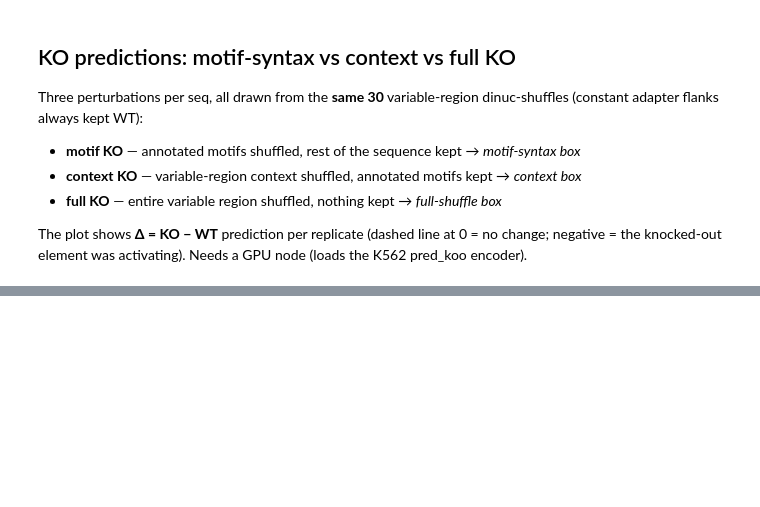
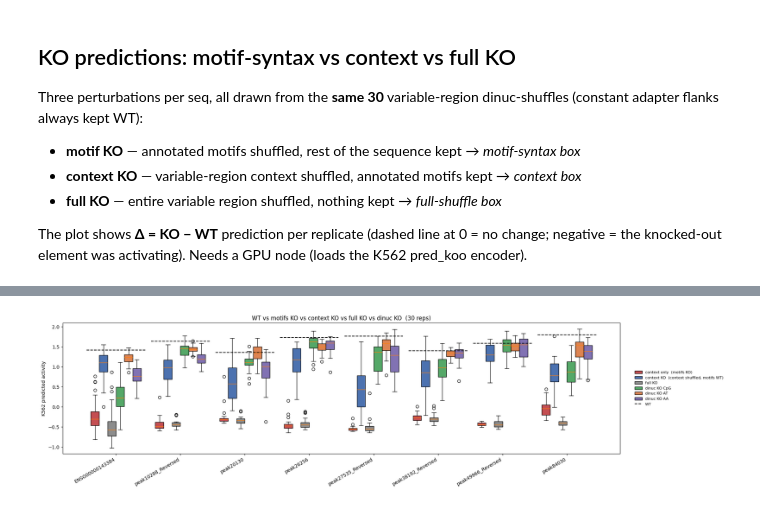
Before and after one commit to pabmantilla/SEAM_validate, a Jupyter notebook: context_feat/context_KO_rescue/show_foregrounds.ipynb, the cells around one changed output, grey strips where cells are left out. Cells and saved outputs as stored; diff of their text form; code cells hidden in the pictures; blank space fills up the shorter version.

Commit message:
target dincu KO neg result

```diff
--- a/context_feat/context_KO_rescue/show_foregrounds.ipynb
+++ b/context_feat/context_KO_rescue/show_foregrounds.ipynb
@@ -346,0 +363,84 @@ fig.subplots_adjust(right=0.68)
+# %%
+# WT vs context-only (motifs KO) vs context KO vs full KO vs dinuc KO — predicted K562 activity.
+# dinuc KO = fully intact WT with the target dinucs shifted off their WT positions:
+#   motifs kept WT, mono-nuc content exact (pure base swaps), no target dinuc left at
+#   its WT context position. N_REP reps per seq (one per rng draw).
+def _motif_mask(motifs):
+    m = np.zeros(200, bool)
+    for _, r in motifs.iterrows():
+        m[r.start:r.end] = True
+    return m
+
+def dinuc_ko_seq(vseq, dinucs, mmask, rng):
+    s = list(vseq.upper())
+    ctx = np.array([i for i in range(200) if not mmask[i]])
+    def ctx_target(k):                       # target dinuc fully inside context, start k
+        return (0 <= k < 199 and not mmask[k] and not mmask[k + 1]
+                and (s[k] + s[k + 1]) in dinucs)
+    def makes_target(k):
+        return ctx_target(k - 1) or ctx_target(k)
+    for _ in range(4000):
+        bad = [k for k in range(199) if ctx_target(k)]
+        if not bad:
+            break
+        i = bad[0]; moved = False
+        for p in (i + 1, i):                 # relocate either base of the dinuc
+            for j in rng.permutation(ctx):
+                j = int(j)
+                if j in (i, i + 1):
+                    continue
+                s[p], s[j] = s[j], s[p]
+                if not (makes_target(p) or makes_target(j)):
+                    moved = True; break
+                s[p], s[j] = s[j], s[p]       # revert: swap re-formed a target dinuc
+            if moved:
+                break
+        if not moved:
+            break
+    return ''.join(s)
+
+# predict the dinuc KO (wt_pred / motifko_pred / ctxko_pred / fullko_pred already computed above)
+dinucko_pred = {c: {} for c in CATS}
+rng = np.random.default_rng(0)
+for peak in ko_peaks:
+    wt, vseq, motifs, ADAPTER, _ = _load(peak)
+    mmask = _motif_mask(motifs)
+    for c, dinucs in CATS.items():
+        x = wt.unsqueeze(0).repeat(N_REP, 1, 1).clone()
+        for rep in range(N_REP):
+            x[rep, :, ADAPTER:ADAPTER + 200] = one_hot_encode(dinuc_ko_seq(vseq, dinucs, mmask, rng)).float()
+        dinucko_pred[c][peak] = predict_k562(x)             # (N_REP,)
+    print(f'{peak:24s} WT={wt_pred[peak]:+.3f}  motifKO={motifko_pred[peak].mean():+.3f}  '
+          f'ctxKO={ctxko_pred[peak].mean():+.3f}  fullKO={fullko_pred[peak].mean():+.3f}  '
+          + '  '.join(f'{c}={dinucko_pred[c][peak].mean():+.3f}' for c in CATS))
+
+# boxplot: raw predicted activity, WT reference line per seq (matches the cell above)
+w  = 0.13
+xg = np.arange(len(ko_peaks))
+raw = lambda dic: [dic[p] for p in ko_peaks]
+boxes = [('context only  (motifs KO)',                 raw(motifko_pred), '#c44e52'),
+         ('context KO  (context shuffled, motifs WT)',  raw(ctxko_pred),   '#4c72b0'),
+         ('full KO',                                    raw(fullko_pred),  '#8c8c8c')]
+DINUC_COLORS = {'CpG': '#55a868', 'AT': '#dd8452', 'AA': '#8172b3'}
+for c in CATS:
+    boxes.append((f'dinuc KO {c}', raw(dinucko_pred[c]), DINUC_COLORS[c]))
+
+n = len(boxes)
+span = (n - 1) / 2 * w + w
+fig, ax = plt.subplots(figsize=(3.2 * len(ko_peaks) + 2, 5))
+handles = []
+for k, (lab, data, col) in enumerate(boxes):
+    b = ax.boxplot(data, positions=xg + (k - (n - 1) / 2) * w, widths=w, patch_artist=True)
+    for box in b['boxes']:
+        box.set_facecolor(col)
+    handles.append(b['boxes'][0])
+for j, p in enumerate(ko_peaks):
+    ax.hlines(wt_pred[p], xg[j] - span, xg[j] + span, color='k', lw=1.5, ls='--', zorder=5)
+wt_handle = ax.hlines([], [], [], color='k', lw=1.5, ls='--')
+ax.set_xticks(xg); ax.set_xticklabels(ko_peaks, rotation=30, ha='right')
+ax.set_ylabel('K562 predicted activity')
+ax.set_title(f'WT vs motifs KO vs context KO vs full KO vs dinuc KO  ({N_REP} reps)')
+ax.legend(handles + [wt_handle], [l for l, _, _ in boxes] + ['WT'],
+          loc='center left', bbox_to_anchor=(1.02, 0.5), fontsize=8, frameon=False)
+fig.subplots_adjust(right=0.72)
+# %% [output]
@@ -346,0 +455 @@ fig.subplots_adjust(right=0.68)
+[figure, added]
```
Also changed, not shown: parts of 13 cells of this notebook.
